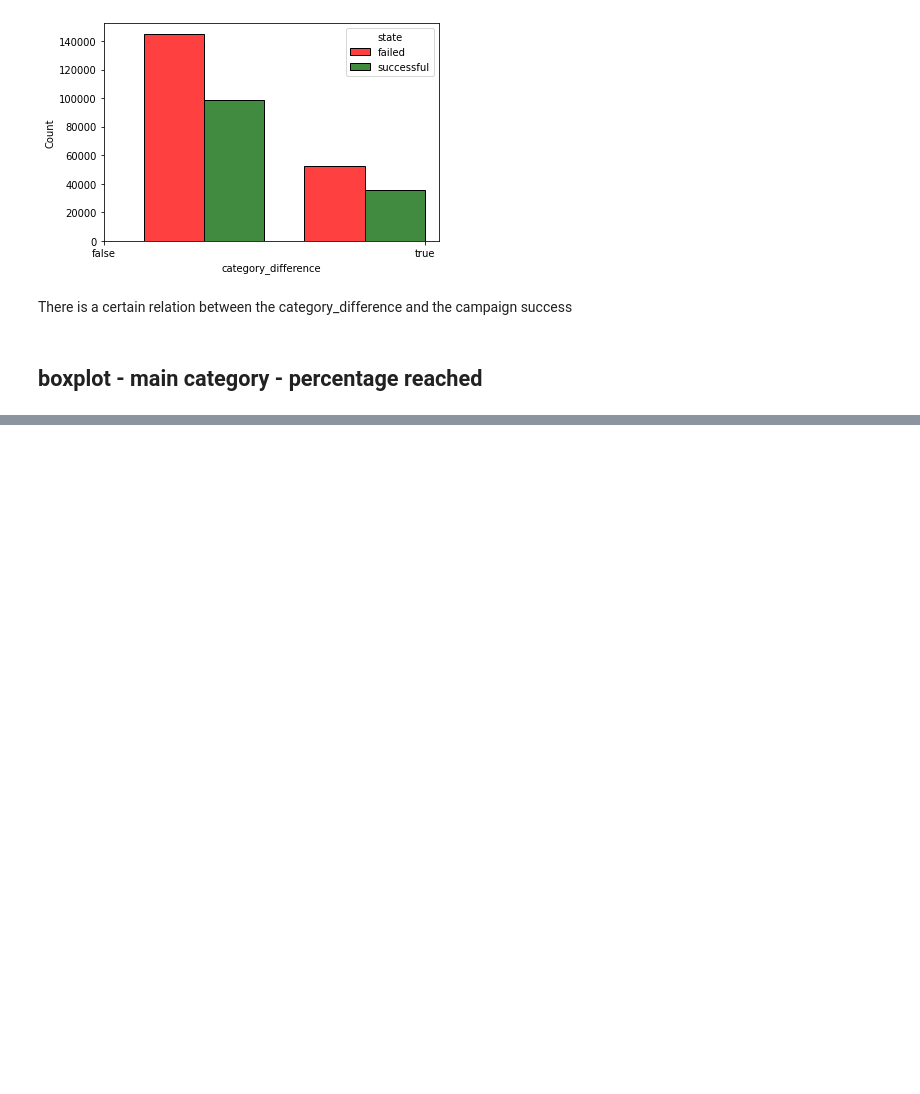
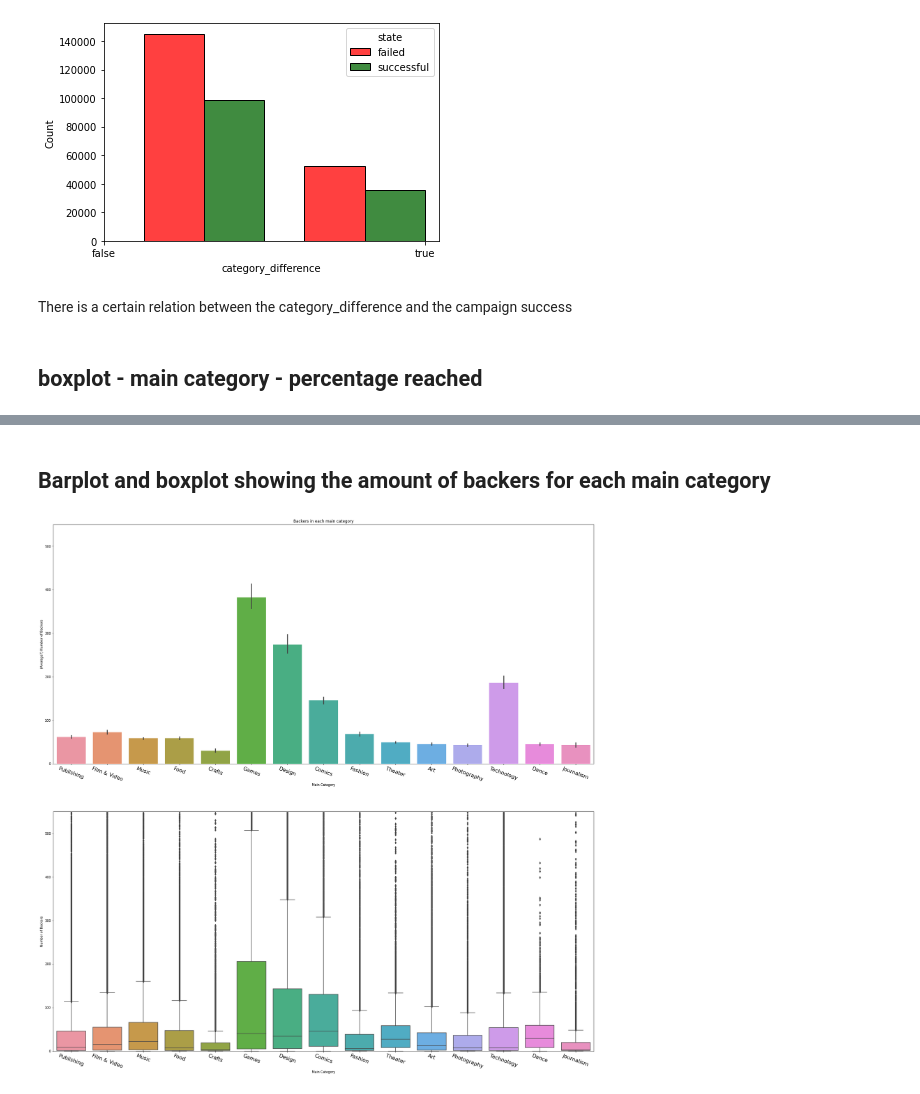
Before and after one commit to thebiff999/funding_forecast, a Jupyter notebook: src/Visualization.ipynb, the cells around one changed output, grey strips where cells are left out. Saved outputs shown, nothing was run; the diff lists cells and outputs as text; code cells hidden in the pictures; blank space fills up the shorter version.

```diff
--- a/src/Visualization.ipynb
+++ b/src/Visualization.ipynb
@@ -154,0 +155,24 @@ ax.set(yscale='log')
+# %% [markdown]
+## Barplot and boxplot showing the amount of backers for each main category
+# %%
+plt.figure(figsize=(30,30))
+plt.subplot(2,1,1)
+plt.xticks(size=16, rotation=-20)
+plt.title('Backers in each main category')
+sns.barplot(x=df['main_category'],
+            y=df["backers"])
+plt.xlabel('Main Category')
+plt.ylabel('(Average?) Number of Backers')
+plt.ylim(0, 550)
+
+plt.subplot(2,1,2)
+plt.xticks(size=16, rotation=-20)
+sns.boxplot(x=df['main_category'],
+            y=df["backers"])
+plt.xlabel('Main Category')
+plt.ylabel('Number of Backers')
+plt.ylim(0, 550)
+
+plt.show()
+# %% [output]
+[figure, added]
```
Also changed, not shown: parts of 17 cells of this notebook, 3 other files.
